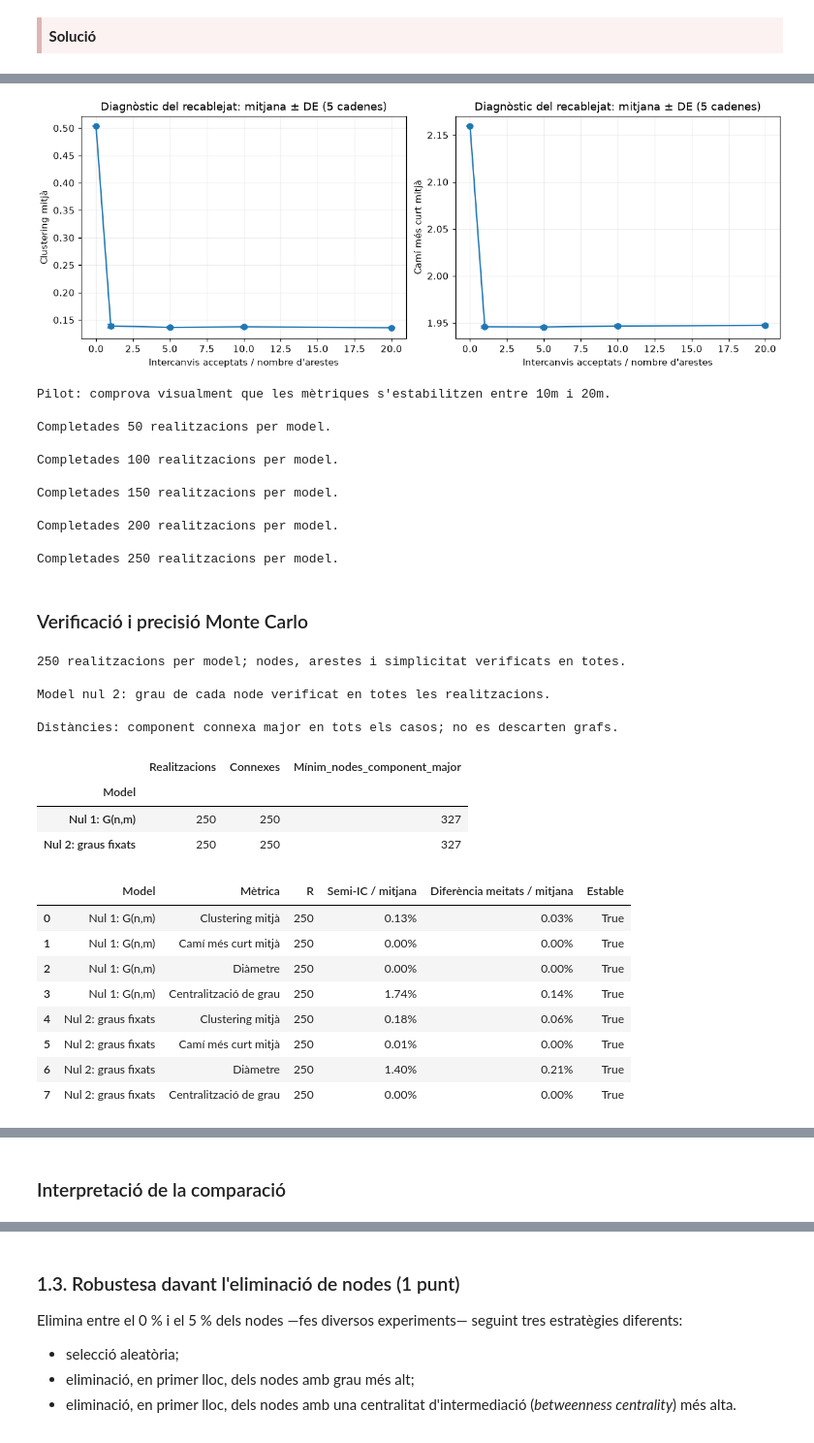
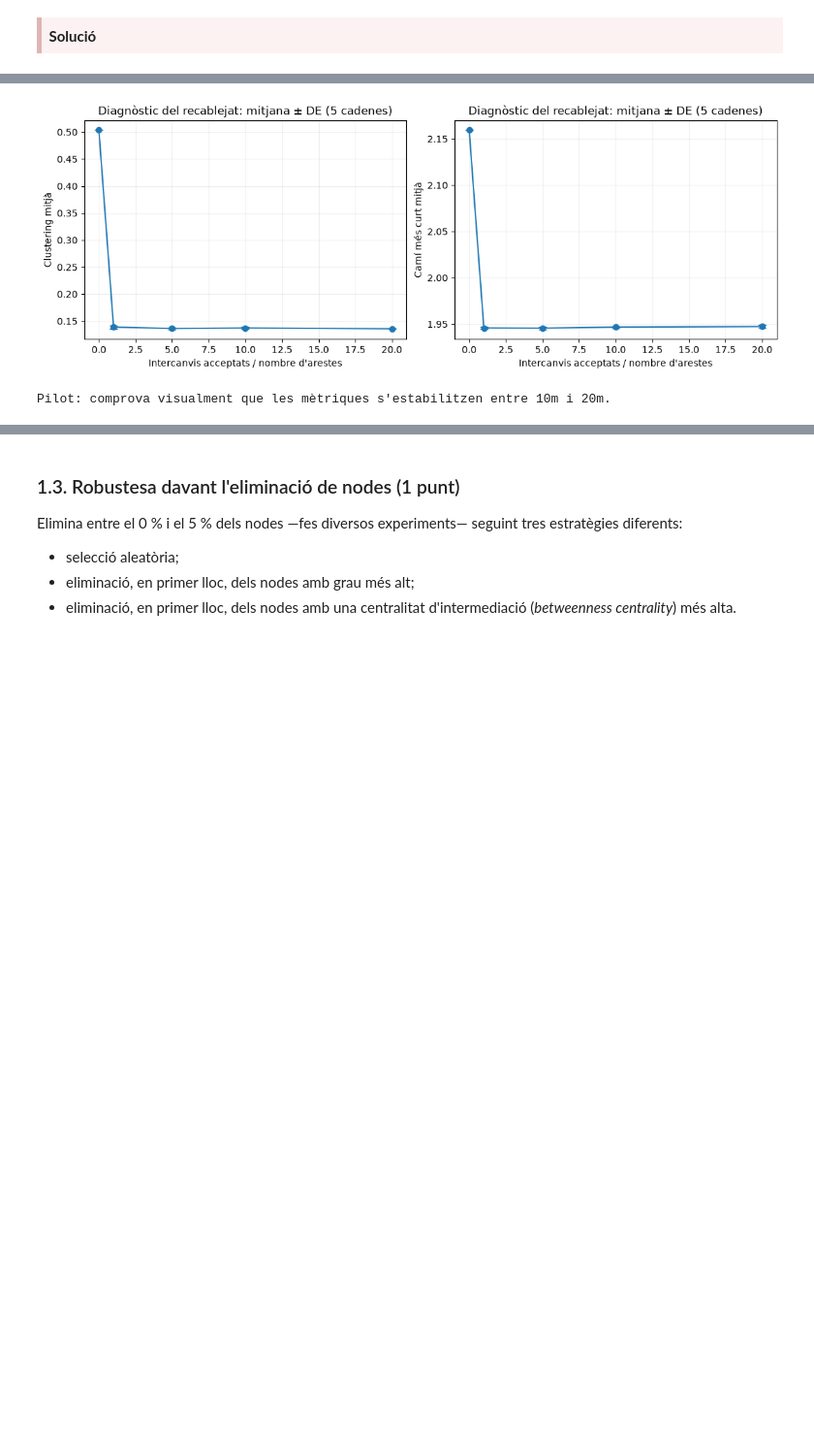
Before and after one commit to jmirfern/uoc-network-analysis, a Jupyter notebook: PAC1/input/M2.992_20261_PAC1-Enunciat.ipynb, the cells around one changed output, grey strips where cells are left out. Shown at 97% size. Cells and saved outputs as stored; diff of their text form; code cells hidden in the pictures; blank space fills up the shorter version.

```diff
--- a/PAC1/input/M2.992_20261_PAC1-Enunciat.ipynb
+++ b/PAC1/input/M2.992_20261_PAC1-Enunciat.ipynb
@@ -218,39 +235,25 @@ Has de justificar:
 # %%
 # REFERÈNCIES BIBLIOGRÀFIQUES UTILITZADES
-# Casas Roma, J. (2023). Mètriques i propietats dels grafs. 1a ed.
-# Barcelona: FUOC. PID_00286317, §3.2 (distàncies), §3.3 (centralització
-# de grau, eq. 13) i §3.4 (clustering mitjà, eq. 16).
-# Pérez Solà, C. (2023). Generació de grafs sintètics. 1a ed.
-# Barcelona: FUOC. PID_00286323, §1.1 (G(n,m)) i §2.1 (graus fixats).
+# Casas Roma, J. (2023). Mètriques i propietats dels grafs. 1a ed. Barcelona: FUOC. PID_00286317, §3.2 (distàncies),
+# §3.3 (centralitat de grau, eq. 13) i §3.4 (clustering mitjà, eq. 16).
+# Pérez Solà, C. (2023). Generació de grafs sintètics. 1a ed. Barcelona: FUOC. PID_00286323, §1.1 (G(n,m)) i §2.1 (graus fixats).
 # NetworkX Developers (2026). Documentació de NetworkX 3.7.
 # https://networkx.org/documentation/stable/reference/generated/networkx.generators.random_graphs.gnm_random_graph.html
 # https://networkx.org/documentation/stable/reference/algorithms/generated/networkx.algorithms.swap.double_edge_swap.html
-# Consulta: 04/10/2026. Els intercanvis d'arestes són una alternativa
-# per a grafs simples amb graus fixats, no el model de caps dels apunts.
 
-from pathlib import Path
-from IPython.display import display, Markdown
-import networkx as nx
-import numpy as np
-import pandas as pd
-import matplotlib.pyplot as plt
 
-candidats = [Path("network_real.edgelist"), Path("input/network_real.edgelist"),
-             Path("PAC1/input/network_real.edgelist")]
-fitxer = next((p for p in candidats if p.is_file()), None)
-if fitxer is None:
-    raise FileNotFoundError("No s'ha trobat network_real.edgelist")
-G = nx.read_edgelist(fitxer, nodetype=int, data=False, create_using=nx.Graph())
-assert not G.is_directed() and nx.number_of_selfloops(G) == 0
-n, m = G.number_of_nodes(), G.number_of_edges()
+# Generem un diccionari amb els graus reals de cada node per a poder-los comparar amb els graus dels models nuls.
 graus_reals = dict(G.degree())
+# Definim una llista de tots els nodes de la xarxa per a poder-los utilitzar en les funcions de NetworkX
 etiquetes = list(G)
+# Definim les mètriques d'interès pels dos models
 metriques_12 = ["Clustering mitjà", "Camí més curt mitjà",
-                "Diàmetre", "Centralització de grau"]
-models = ["Nul 1: G(n,m)", "Nul 2: graus fixats"]
+                "Diàmetre", "Centralitat de grau"]
+# Llistem els dos models objectiu
+models = ["Model nul 1: G(n,m)", "Model nul 2: graus fixats"]
 colors = ["tab:blue", "tab:orange"]
+# Definim una llavor per a la generació de nombres aleatoris per a poder reproduir els resultats
 rng = np.random.default_rng(20261)
-
 def llavor():
     return int(rng.integers(0, 2**32 - 1))
 
@@ -259,23 +262,29 @@ def mesures_12(H):
     # Es registra la mida per evitar ocultar una possible desconnexió.
     component = max(nx.connected_components(H), key=len)
     Hc = H.subgraph(component)
+    # Calculem les distàncies i del diàmetre amb un sol recorregut per a tots els nodes
     nc = len(Hc)
     suma, diametre = 0, 0
     for _, distancies in nx.all_pairs_shortest_path_length(Hc):
         suma += sum(distancies.values())
         diametre = max(diametre, max(distancies.values()))
+    # Generem un array amb els graus de tots els nodes per calcular la centralitat de Freeman
     graus = np.array([d for _, d in H.degree()])
-    centralitzacio = np.sum(graus.max() - graus) / ((len(H) - 1) * (len(H) - 2))
+    # Càlcul de la centralitat de Freeman (centralitat basada en el grau)
+    centralitat = np.sum(graus.max() - graus) / ((len(H) - 1) * (len(H) - 2))
+    # Retornem un diccionari amb les mètriques calculades
     return {
         "Clustering mitjà": nx.average_clustering(H),
         "Camí més curt mitjà": suma / (nc * (nc - 1)) if nc > 1 else 0.0,
         "Diàmetre": diametre,
-        "Centralització de grau": centralitzacio,
-        "Nodes component major": nc,
-        "Connexa": nx.is_connected(H),
+        "Centralitat de grau": centralitat,
+        "Nodes de la major component": nc,
+        "Xarxa connexa": nx.is_connected(H),
     }
 
+# Comprovem que el graf H té els mateixos nodes i arestes que G, que és simple i, si s'escau, que conserva els graus.
 def comprova_12(H, conserva_graus=False):
+    """Comprova que el graf H té els mateixos nodes i arestes que G."""
     assert set(H) == set(G), "Han canviat els nodes"
     assert H.number_of_edges() == m, "Han canviat les arestes"
     assert not H.is_multigraph() and nx.number_of_selfloops(H) == 0
@@ -418,61 +427,32 @@ display(Markdown("""### Justificació dels models i de les mètriques
   la seqüència de graus, els triangles ni les agrupacions de la xarxa original.
 * **Nul 2, intercanvis d'arestes:** conserva el grau de cada individu i,
   per tant, la distribució de graus, els nodes i les arestes. Aleatoritza les
   parelles d'interacció; no imposa triangles, comunitats ni correlacions entre
   graus. Aquestes estructures poden aparèixer per atzar, però no es fixen.
   El model de configuració dels apunts pot produir multiarestes i bucles;
   simplificar-lo canviaria els graus. Per això aquí s'utilitza recablejat
   sobre grafs simples. El pilot comprova empíricament l'estabilització,
   però no demostra una barreja perfecta ni uniformitat exacta del mostreig.
 * **Clustering mitjà:** mesura el tancament local de triangles.
   **Camí mitjà:** mesura la separació típica entre individus.
   **Diàmetre:** mesura la major separació mínima, complementant la mitjana.
   **Centralització de grau:** quantifica la concentració de connexions
   respecte del node de grau màxim (equació 13 dels apunts).
   Ha de quedar exactament fixada al nul 2; al nul 1 pot variar.
 * **Nombre de realitzacions:** es determina amb els criteris de precisió
   mostrats a la taula. Les corbes acumulades permeten valorar l'estabilitat
   i la reducció de l'error Monte Carlo. Les bandes de convergència són IC
   de la mitjana; els boxplots mostren la variabilitat entre xarxes.
 """))
 display(Markdown("### Interpretació de la comparació"))
 for fila in comparacio:
     valor = fila["Xarxa real"]
     baix, alt = fila["Percentil 2,5"], fila["Percentil 97,5"]
     posicio = "per sota" if valor < baix else "per sobre" if valor > alt else "dins"
     print(f"{fila['Model']} · {fila['Mètrica']}: real={valor:.4f}; "
           f"rang central empíric 95%=[{baix:.4f}, {alt:.4f}]; {posicio} del rang.")
 print("Una diferència que persisteix al nul 2 no s'explica només pels graus. "
       "Els percentils són una comparació descriptiva, no una prova formal amb correcció múltiple.")
 # %% [output]
-[figure, old version]
+[figure, new version]
 Pilot: comprova visualment que les mètriques s'estabilitzen entre 10m i 20m.
-
-Completades 50 realitzacions per model.
-
-Completades 100 realitzacions per model.
-
-Completades 150 realitzacions per model.
-
-Completades 200 realitzacions per model.
-
-Completades 250 realitzacions per model.
-### Verificació i precisió Monte Carlo
-250 realitzacions per model; nodes, arestes i simplicitat verificats en totes.
-
-Model nul 2: grau de cada node verificat en totes les realitzacions.
-
-Distàncies: component connexa major en tots els casos; no es descarten grafs.
-|  | Realitzacions | Connexes | Mínim_nodes_component_major |
-| Model |  |  |  |
-| Nul 1: G(n,m) | 250 | 250 | 327 |
-| Nul 2: graus fixats | 250 | 250 | 327 |
-|  | Model | Mètrica | R | Semi-IC / mitjana | Diferència meitats / mitjana | Estable |
-| 0 | Nul 1: G(n,m) | Clustering mitjà | 250 | 0.13% | 0.03% | True |
-| 1 | Nul 1: G(n,m) | Camí més curt mitjà | 250 | 0.00% | 0.00% | True |
-| 2 | Nul 1: G(n,m) | Diàmetre | 250 | 0.00% | 0.00% | True |
-| 3 | Nul 1: G(n,m) | Centralització de grau | 250 | 1.74% | 0.14% | True |
-| 4 | Nul 2: graus fixats | Clustering mitjà | 250 | 0.18% | 0.06% | True |
-| 5 | Nul 2: graus fixats | Camí més curt mitjà | 250 | 0.01% | 0.00% | True |
-| 6 | Nul 2: graus fixats | Diàmetre | 250 | 1.40% | 0.21% | True |
-| 7 | Nul 2: graus fixats | Centralització de grau | 250 | 0.00% | 0.00% | True |
@@ -512 +458,0 @@ Distàncies: component connexa major en tots els casos; no es descarten grafs.
-### Interpretació de la comparació
```
Also changed, not shown: parts of 6 cells of this notebook.
